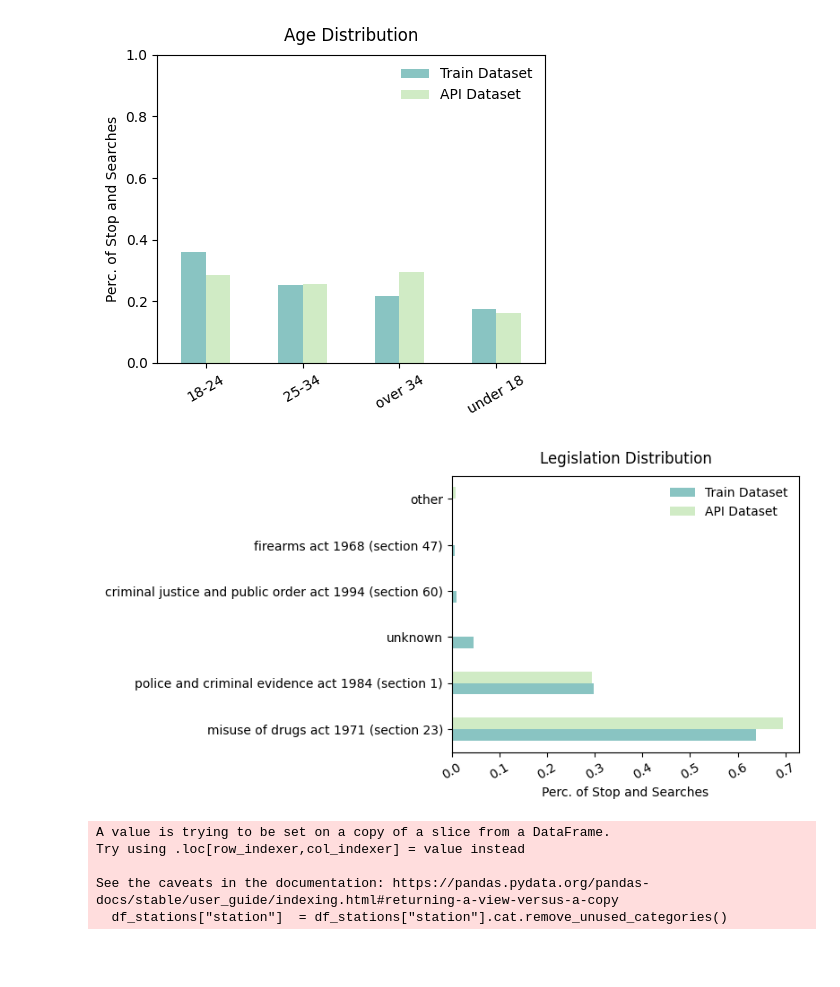
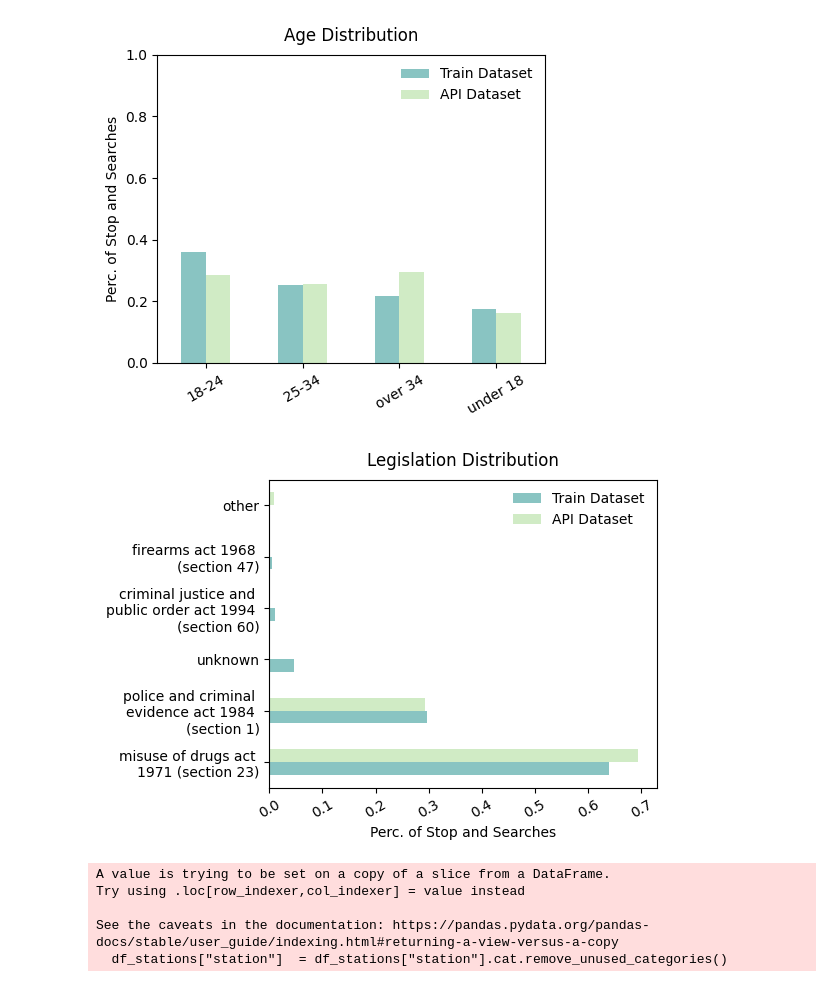
Before and after one commit to mmvf/Capstone, a Jupyter notebook: Step 4 - EDA Test Dataset.ipynb, the cells around one changed output. Cells and saved outputs as stored; diff of their text form; code cells hidden in the pictures; blank space fills up the shorter version.

```diff
--- a/Step 4 - EDA Test Dataset.ipynb
+++ b/Step 4 - EDA Test Dataset.ipynb
@@ -464,14 +535,24 @@ plt.ylabel("Perc. of Stop and Searches");
 # %%
 graph_df = df_train["Legislation"].value_counts(normalize=True, dropna = False).rename('Train Dataset').to_frame()\
                .join(df_test["Legislation"].value_counts(normalize=True, dropna = False).rename('API Dataset').to_frame())
 
-graph_df.plot.barh(stacked = False, color = color_list, figsize=(5, 4))
+ax = graph_df.plot.barh(stacked = False, color = color_list, figsize=(5, 4))
 plt.legend(frameon=False)
+
+labels = ['misuse of drugs act \n1971 (section 23)',
+          'police and criminal \nevidence act 1984 \n(section 1)',
+          'unknown',
+          'criminal justice and \npublic order act 1994 \n(section 60)',
+          'firearms act 1968 \n(section 47)',
+          'other']
+
 plt.xticks(rotation=30)
+ax.set_yticklabels(labels)
+
 plt.title("Legislation Distribution",  pad = 10)
 plt.xlabel("Perc. of Stop and Searches");
 # %% [output]
-[figure, old version]
+[figure, new version]
 # %%
 df_stations = df_train[df_train['station'].isin(['nottinghamshire',
                                                  'cambridgeshire',
```
Also changed, not shown: parts of 49 cells of this notebook, 10 other files.
